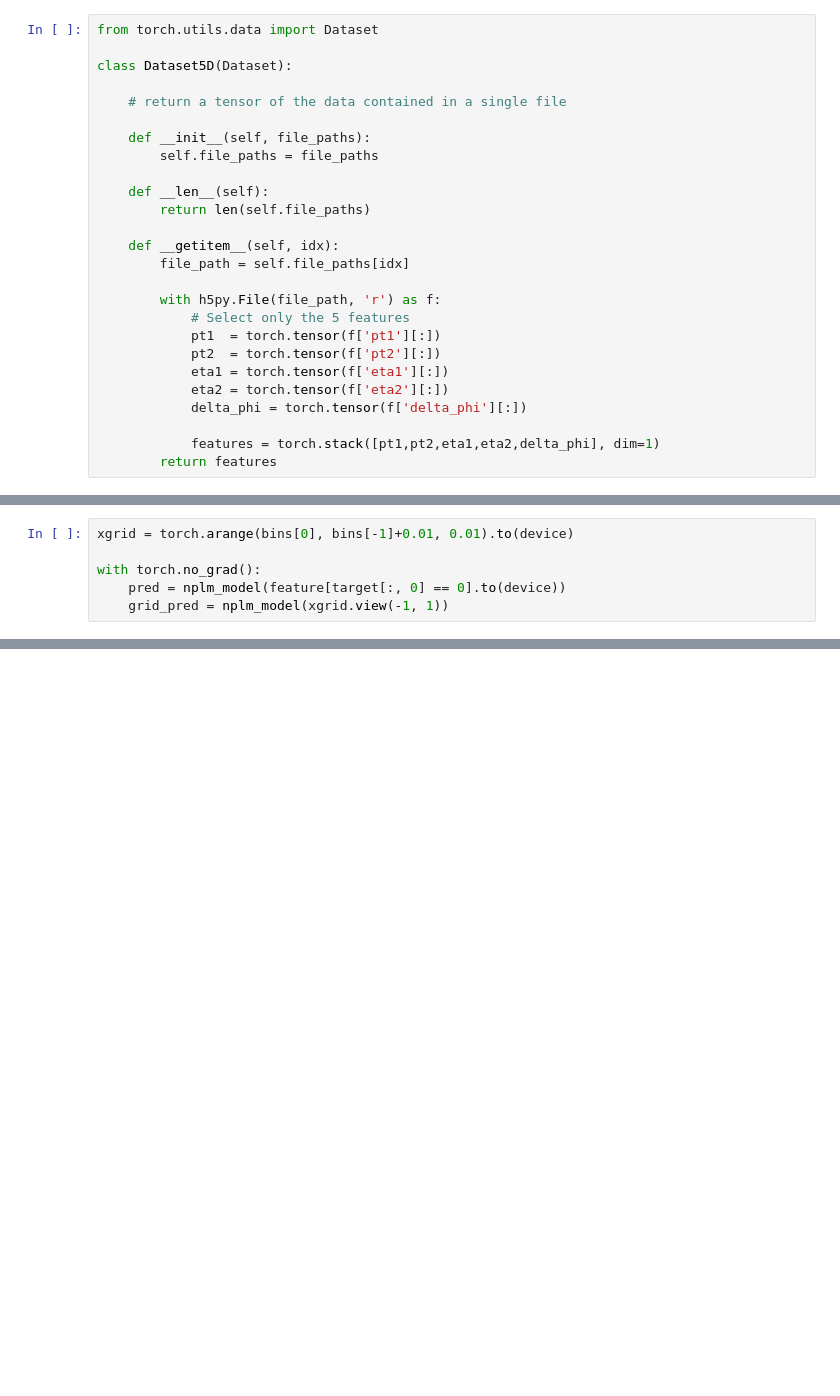
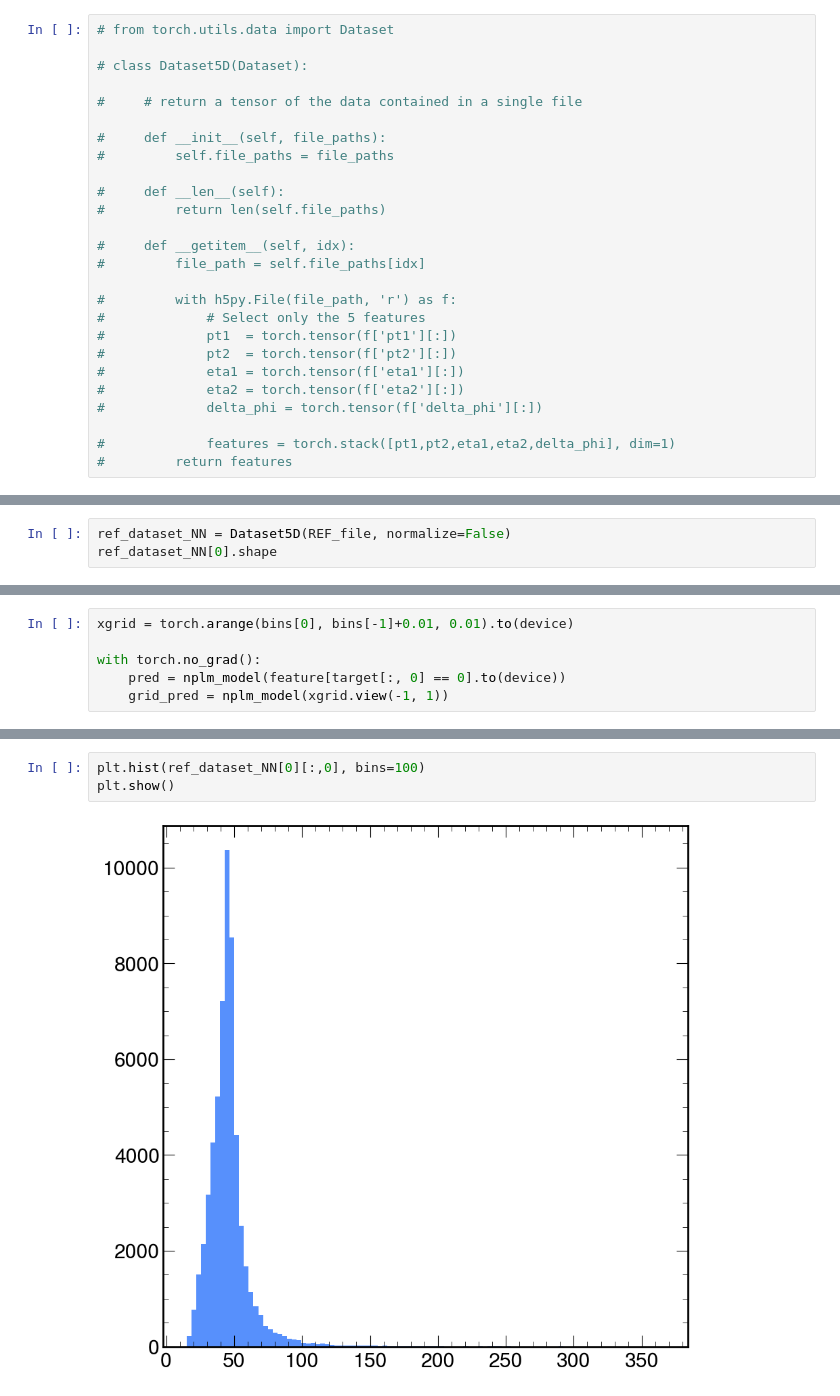
Before and after one commit to PietroCappelli/NPLM.torch, a Jupyter notebook: notebooks/nplm_5D.ipynb, the cells around one changed output, grey strips where cells are left out. Saved outputs shown, nothing was run; the diff lists cells and outputs as text; blank space fills up the shorter version.

```diff
--- a/notebooks/nplm_5D.ipynb
+++ b/notebooks/nplm_5D.ipynb
@@ -104,28 +124,28 @@ REF_file[48]
 # %% [markdown]
 ### Dataset class
 # %%
-from torch.utils.data import Dataset
+# from torch.utils.data import Dataset
 
-class Dataset5D(Dataset):
+# class Dataset5D(Dataset):
 
-    # return a tensor of the data contained in a single file
+#     # return a tensor of the data contained in a single file
 
-    def __init__(self, file_paths):
-        self.file_paths = file_paths
+#     def __init__(self, file_paths):
+#         self.file_paths = file_paths
 
-    def __len__(self):
-        return len(self.file_paths)
+#     def __len__(self):
+#         return len(self.file_paths)
 
-    def __getitem__(self, idx):
-        file_path = self.file_paths[idx]
+#     def __getitem__(self, idx):
+#         file_path = self.file_paths[idx]
 
-        with h5py.File(file_path, 'r') as f:
-            # Select only the 5 features
-            pt1  = torch.tensor(f['pt1'][:])
-            pt2  = torch.tensor(f['pt2'][:])
-            eta1 = torch.tensor(f['eta1'][:])
-            eta2 = torch.tensor(f['eta2'][:])
-            delta_phi = torch.tensor(f['delta_phi'][:])
+#         with h5py.File(file_path, 'r') as f:
+#             # Select only the 5 features
+#             pt1  = torch.tensor(f['pt1'][:])
+#             pt2  = torch.tensor(f['pt2'][:])
+#             eta1 = torch.tensor(f['eta1'][:])
+#             eta2 = torch.tensor(f['eta2'][:])
+#             delta_phi = torch.tensor(f['delta_phi'][:])
 
-            features = torch.stack([pt1,pt2,eta1,eta2,delta_phi], dim=1)
-        return features
+#             features = torch.stack([pt1,pt2,eta1,eta2,delta_phi], dim=1)
+#         return features
@@ -174,0 +276,3 @@ torch.Size([3861289, 5])
+# %%
+ref_dataset_NN = Dataset5D(REF_file, normalize=False)
+ref_dataset_NN[0].shape
@@ -315,0 +457,5 @@ with torch.no_grad():
+# %%
+plt.hist(ref_dataset_NN[0][:,0], bins=100)
+plt.show()
+# %% [output]
+[figure, added]
```
Also changed, not shown: parts of 26 cells of this notebook, 1 other file.
